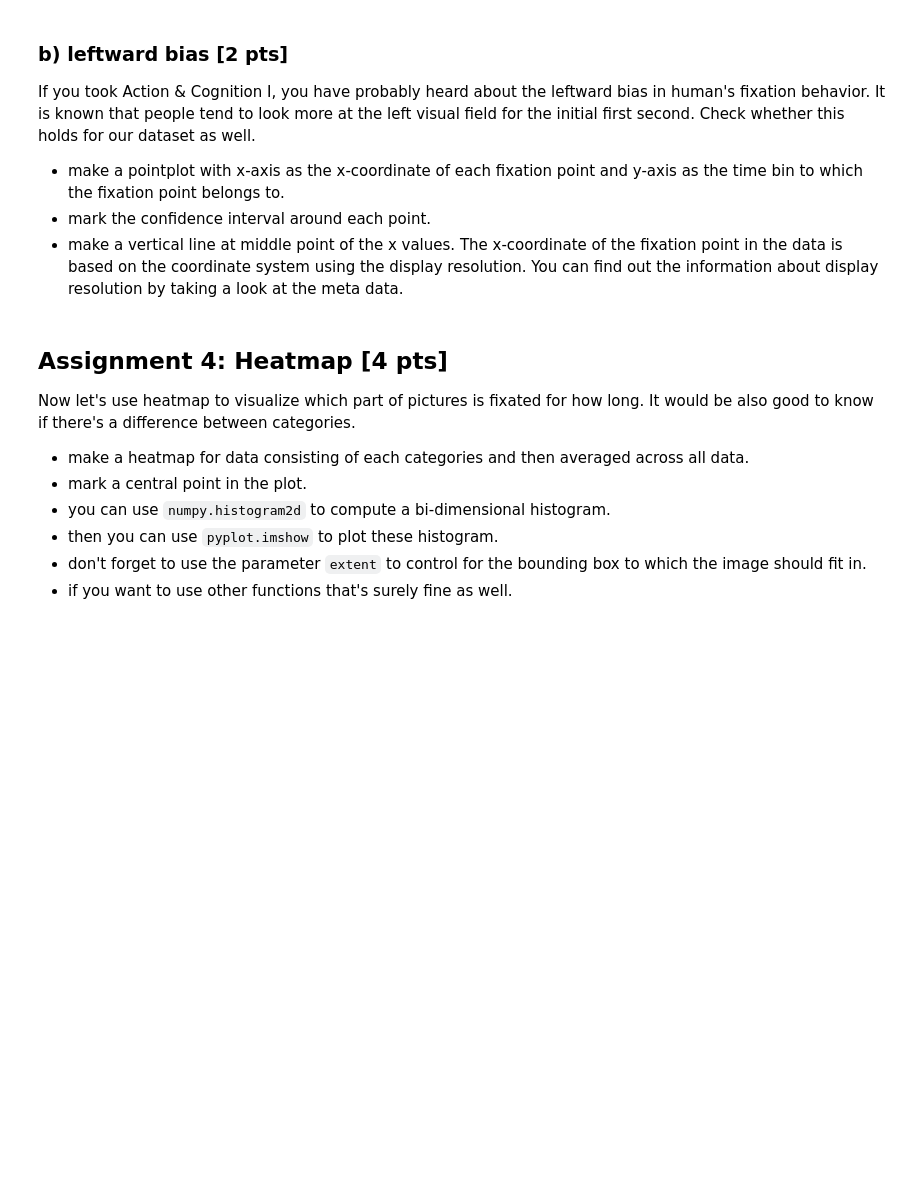
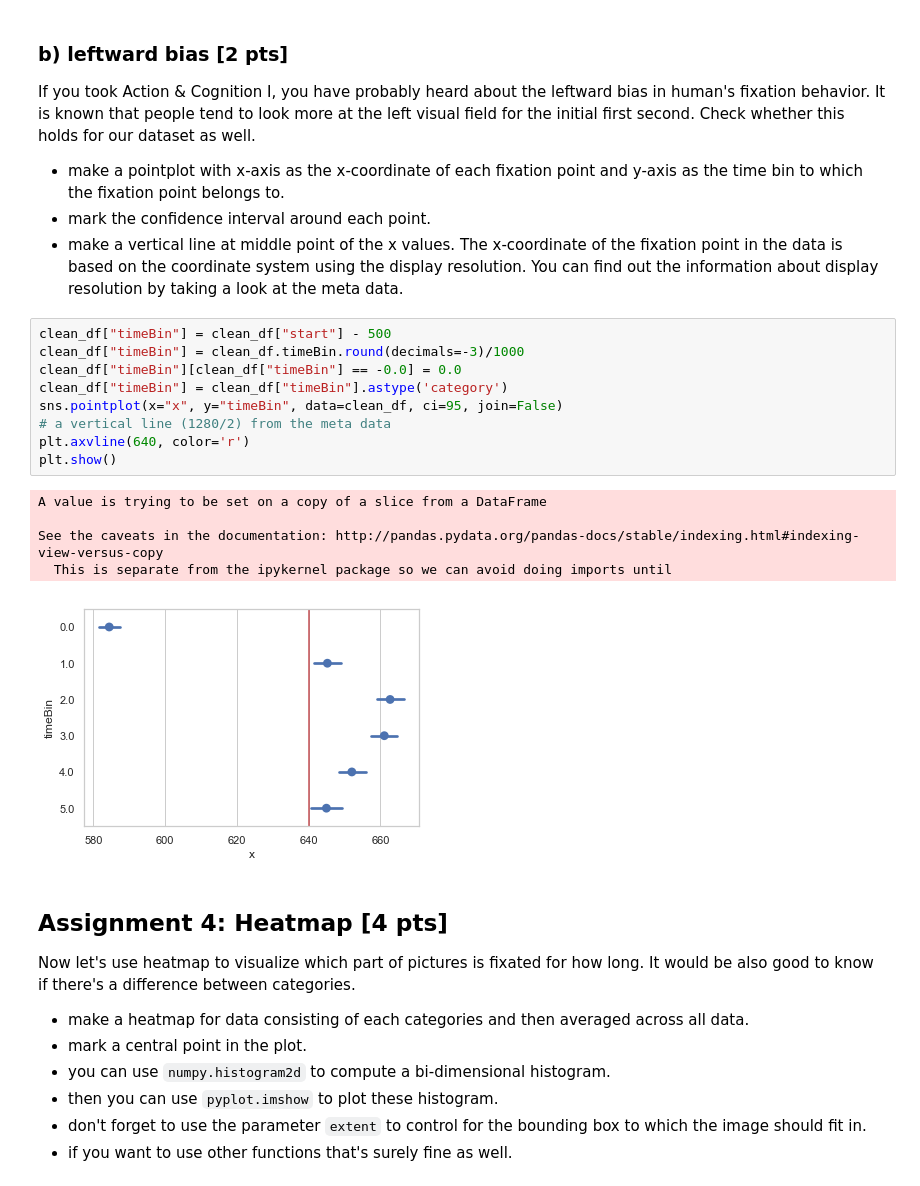
Before and after one commit to NBP-ACC/week-7-acc_8, a Jupyter notebook: Sheet05.ipynb, the cells around one changed output. Cells and saved outputs as stored; diff of their text form; blank space fills up the shorter version.

```diff
--- a/Sheet05.ipynb
+++ b/Sheet05.ipynb
@@ -307,6 +307,21 @@ If you took Action & Cognition I, you have probably heard about the leftward bia
 - make a pointplot with x-axis as the x-coordinate of each fixation point and y-axis as the time bin to which the fixation point belongs to.
 - mark the confidence interval around each point.
 - make a vertical line at middle point of the x values. The x-coordinate of the fixation point in the data is based on the coordinate system using the display resolution. You can find out the information about display resolution by taking a look at the meta data.
+# %%
+clean_df["timeBin"] = clean_df["start"] - 500
+clean_df["timeBin"] = clean_df.timeBin.round(decimals=-3)/1000
+clean_df["timeBin"][clean_df["timeBin"] == -0.0] = 0.0
+clean_df["timeBin"] = clean_df["timeBin"].astype('category')
+sns.pointplot(x="x", y="timeBin", data=clean_df, ci=95, join=False)
+# a vertical line (1280/2) from the meta data
+plt.axvline(640, color='r')
+plt.show()
+# %% [output]
+A value is trying to be set on a copy of a slice from a DataFrame
+
+See the caveats in the documentation: http://pandas.pydata.org/pandas-docs/stable/indexing.html#indexing-view-versus-copy
+  This is separate from the ipykernel package so we can avoid doing imports until
+[figure, added]
 # %% [markdown]
 ## Assignment 4: Heatmap [4 pts]
 Now let's use heatmap to visualize which part of pictures is fixated for how long. It would be also good to know if there's a difference between categories.
```
Also changed, not shown: parts of 5 cells of this notebook.
